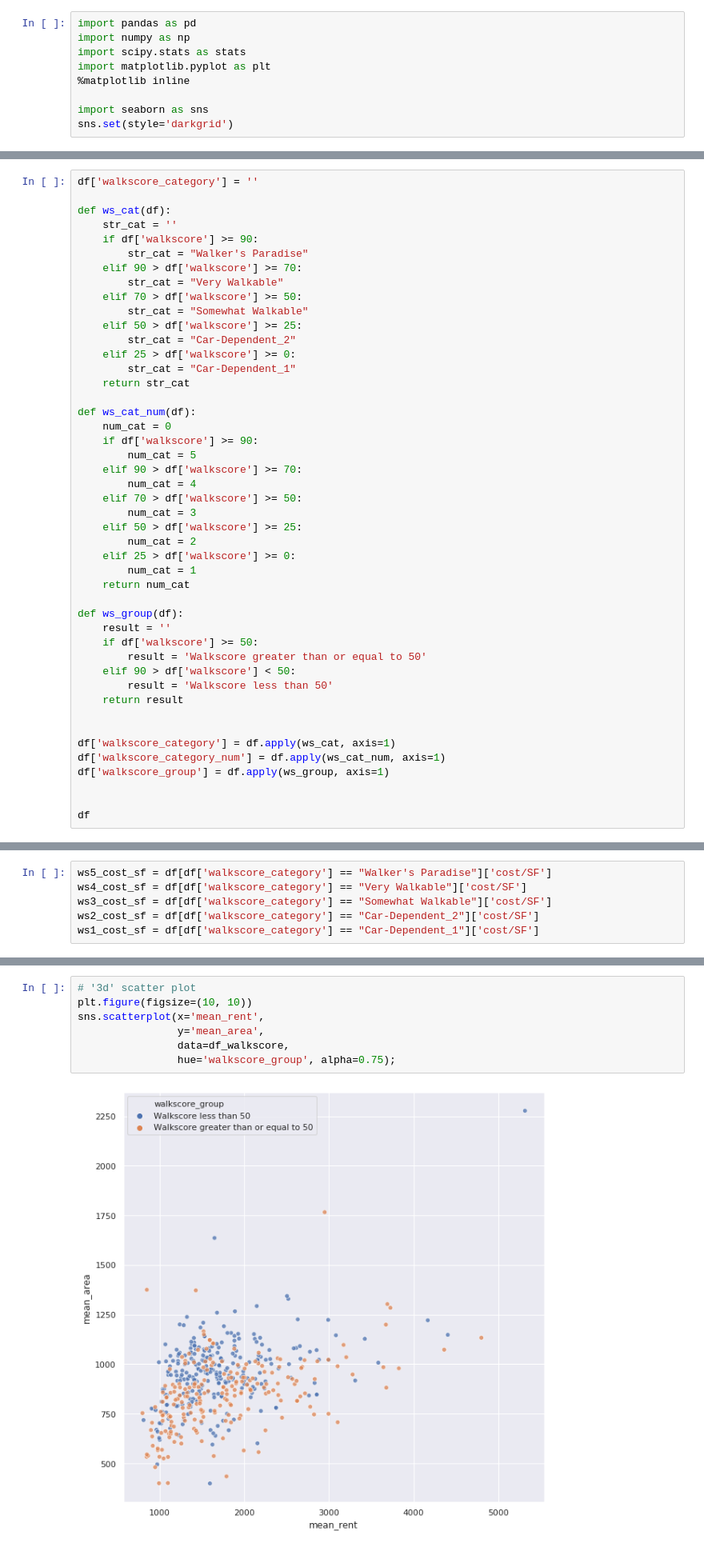
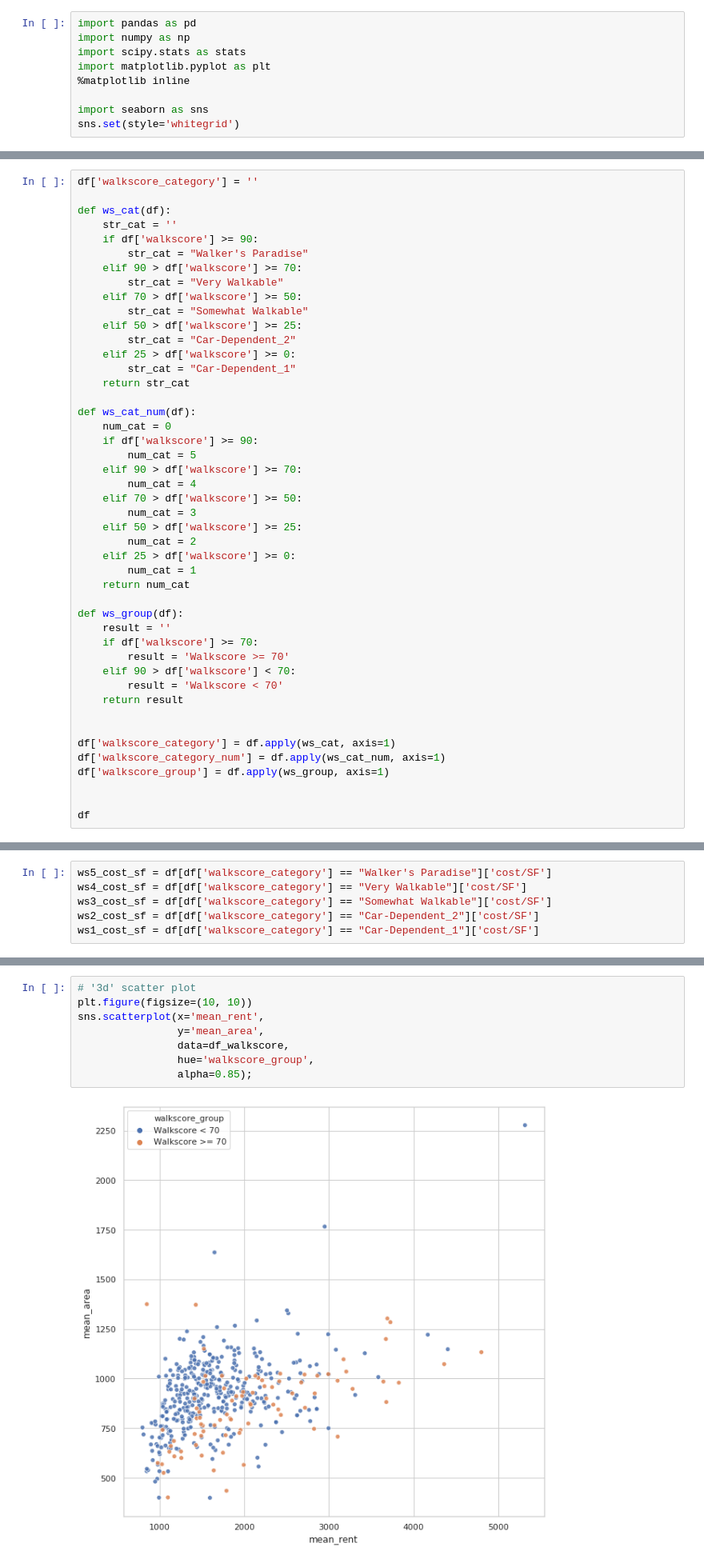
Before and after one commit to sn-ekstrand/walkability-and-cost, a Jupyter notebook: notebooks/eda.ipynb, the cells around one changed output, grey strips where cells are left out. Shown at 80% size. Cells and saved outputs as stored; diff of their text form.

Commit message:
corrected graphs

```diff
--- a/notebooks/eda.ipynb
+++ b/notebooks/eda.ipynb
@@ -6,7 +6,7 @@ import matplotlib.pyplot as plt
 %matplotlib inline
 
 import seaborn as sns
-sns.set(style='darkgrid')
+sns.set(style='whitegrid')
 # %%
 # import csv as DF
 df = pd.read_csv('../data/dataframe.csv')
@@ -59,10 +59,10 @@ def ws_cat_num(df):
 
 def ws_group(df):
     result = ''
-    if df['walkscore'] >= 50:
-        result = 'Walkscore greater than or equal to 50'
-    elif 90 > df['walkscore'] < 50:
-        result = 'Walkscore less than 50'
+    if df['walkscore'] >= 70:
+        result = 'Walkscore >= 70'
+    elif 90 > df['walkscore'] < 70:
+        result = 'Walkscore < 70'
     return result
 
 
@@ -256,12 +260,13 @@ sns.boxplot(x='cost/SF',
 # %%
 # '3d' scatter plot
 plt.figure(figsize=(10, 10))
 sns.scatterplot(x='mean_rent',
                 y='mean_area',
                 data=df_walkscore,
-                hue='walkscore_group', alpha=0.75);
+                hue='walkscore_group',
+                alpha=0.85);
 # %% [output]
-[figure, old version]
+[figure, new version]
 # %%
 # box plots
 plt.figure(figsize=(10, 5))
```
Also changed, not shown: parts of 3 cells of this notebook, 4 other files.
